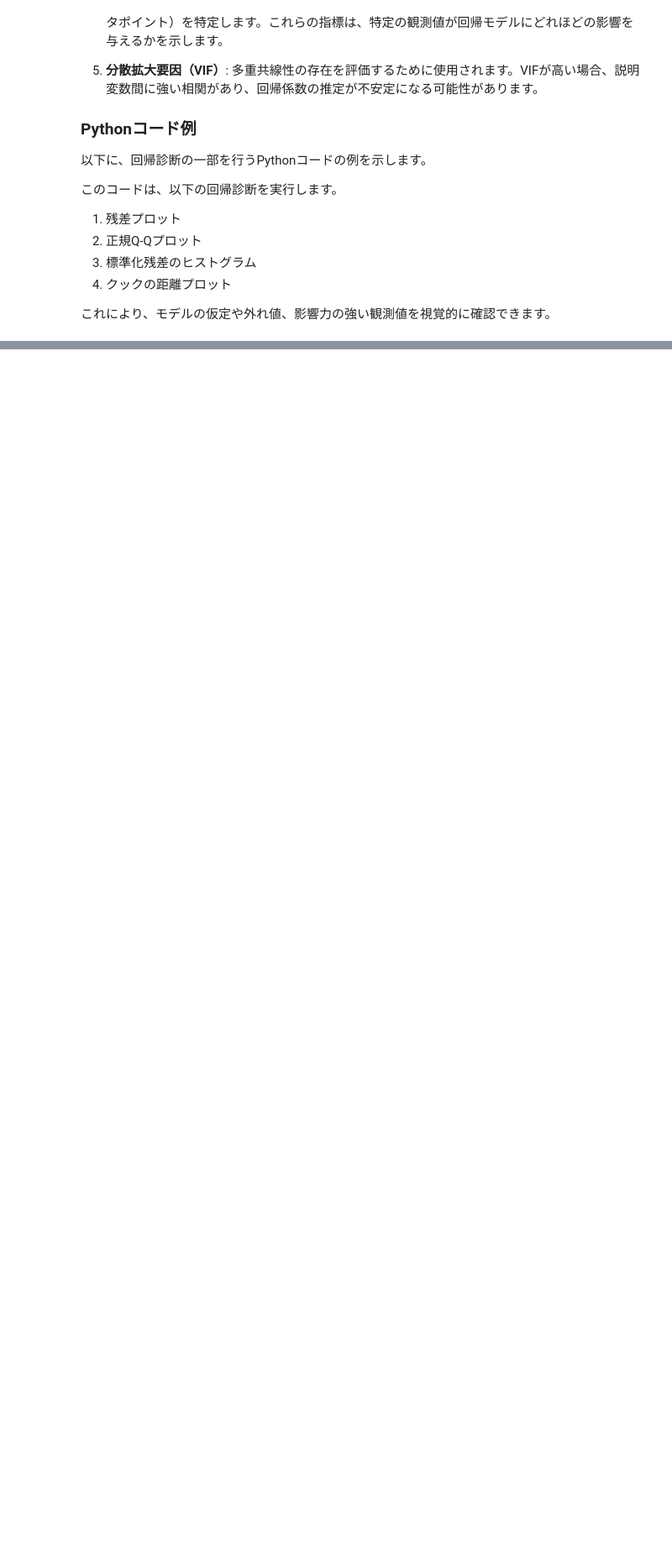
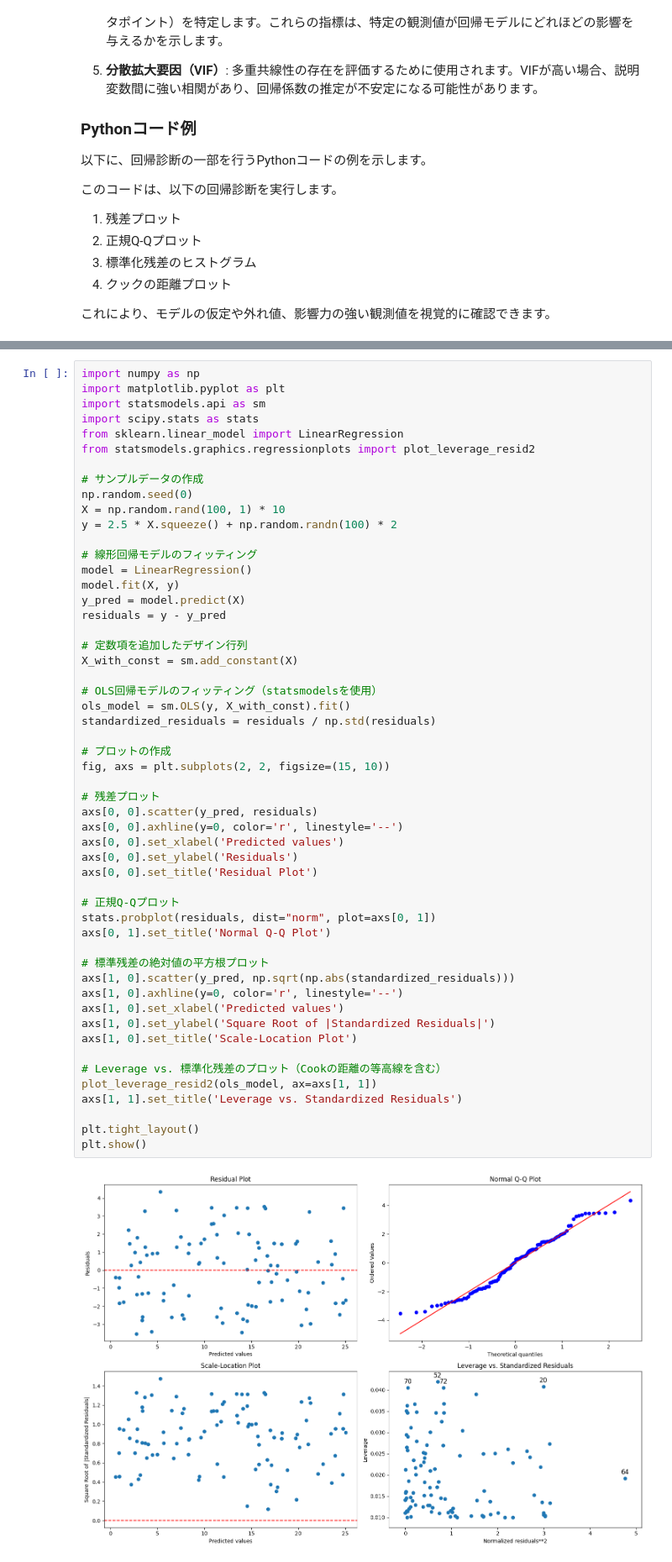
Before and after one commit to aramata3562/statistics_study, a Jupyter notebook: 用語別/回帰診断.ipynb, the cells around one changed output, grey strips where cells are left out. Shown at 84% size. Drawn from its saved outputs; the diff is of its cells as text; blank space fills up the shorter version.

```diff
--- a/用語別/回帰診断.ipynb
+++ b/用語別/回帰診断.ipynb
@@ -87,0 +174,55 @@ plt.show()
+# %%
+import numpy as np
+import matplotlib.pyplot as plt
+import statsmodels.api as sm
+import scipy.stats as stats
+from sklearn.linear_model import LinearRegression
+from statsmodels.graphics.regressionplots import plot_leverage_resid2
+
+# サンプルデータの作成
+np.random.seed(0)
+X = np.random.rand(100, 1) * 10
+y = 2.5 * X.squeeze() + np.random.randn(100) * 2
+
+# 線形回帰モデルのフィッティング
+model = LinearRegression()
+model.fit(X, y)
+y_pred = model.predict(X)
+residuals = y - y_pred
+
+# 定数項を追加したデザイン行列
+X_with_const = sm.add_constant(X)
+
+# OLS回帰モデルのフィッティング（statsmodelsを使用）
+ols_model = sm.OLS(y, X_with_const).fit()
+standardized_residuals = residuals / np.std(residuals)
+
+# プロットの作成
+fig, axs = plt.subplots(2, 2, figsize=(15, 10))
+
+# 残差プロット
+axs[0, 0].scatter(y_pred, residuals)
+axs[0, 0].axhline(y=0, color='r', linestyle='--')
+axs[0, 0].set_xlabel('Predicted values')
+axs[0, 0].set_ylabel('Residuals')
+axs[0, 0].set_title('Residual Plot')
+
+# 正規Q-Qプロット
+stats.probplot(residuals, dist="norm", plot=axs[0, 1])
+axs[0, 1].set_title('Normal Q-Q Plot')
+
+# 標準残差の絶対値の平方根プロット
+axs[1, 0].scatter(y_pred, np.sqrt(np.abs(standardized_residuals)))
+axs[1, 0].axhline(y=0, color='r', linestyle='--')
+axs[1, 0].set_xlabel('Predicted values')
+axs[1, 0].set_ylabel('Square Root of |Standardized Residuals|')
+axs[1, 0].set_title('Scale-Location Plot')
+
+# Leverage vs. 標準化残差のプロット（Cookの距離の等高線を含む）
+plot_leverage_resid2(ols_model, ax=axs[1, 1])
+axs[1, 1].set_title('Leverage vs. Standardized Residuals')
+
+plt.tight_layout()
+plt.show()
+# %% [output]
+[figure, added]
```
Also changed, not shown: parts of 6 cells of this notebook.
